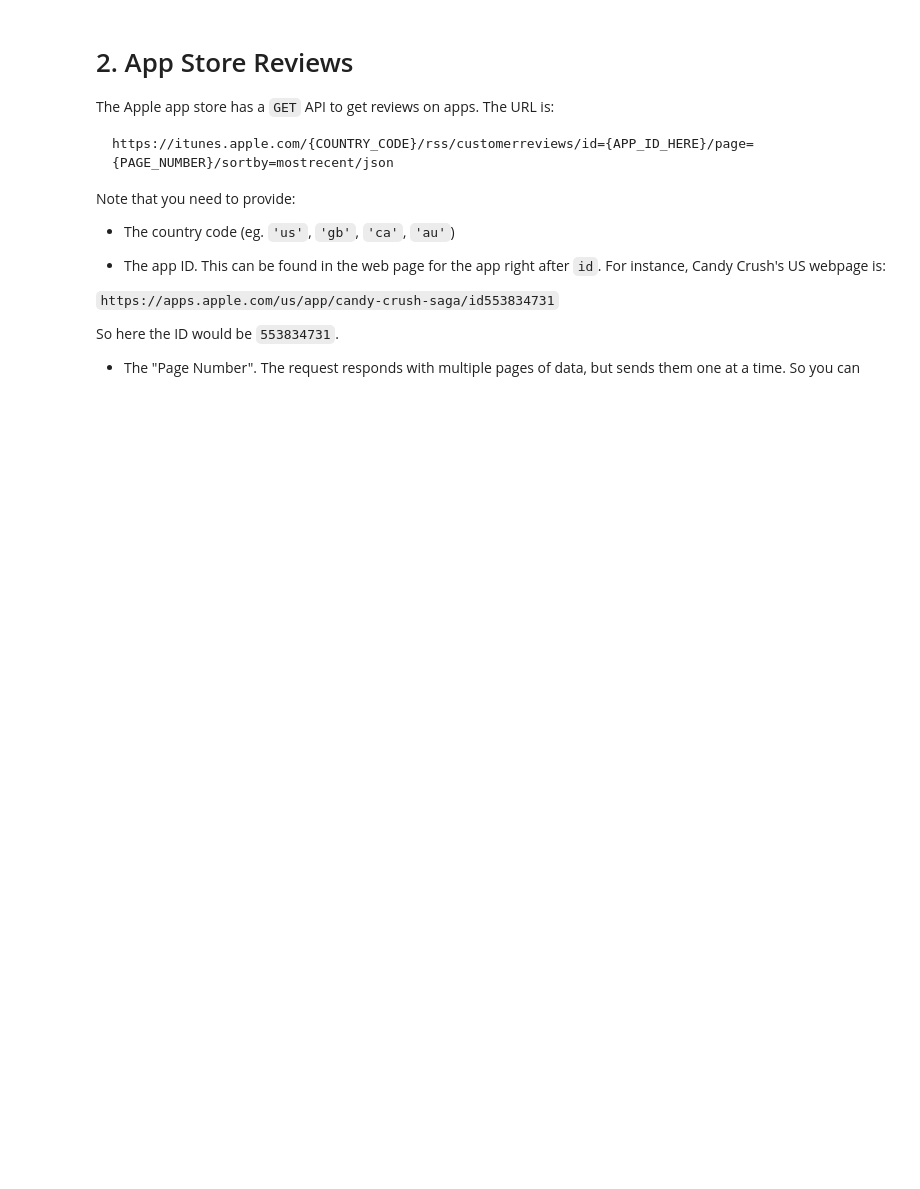
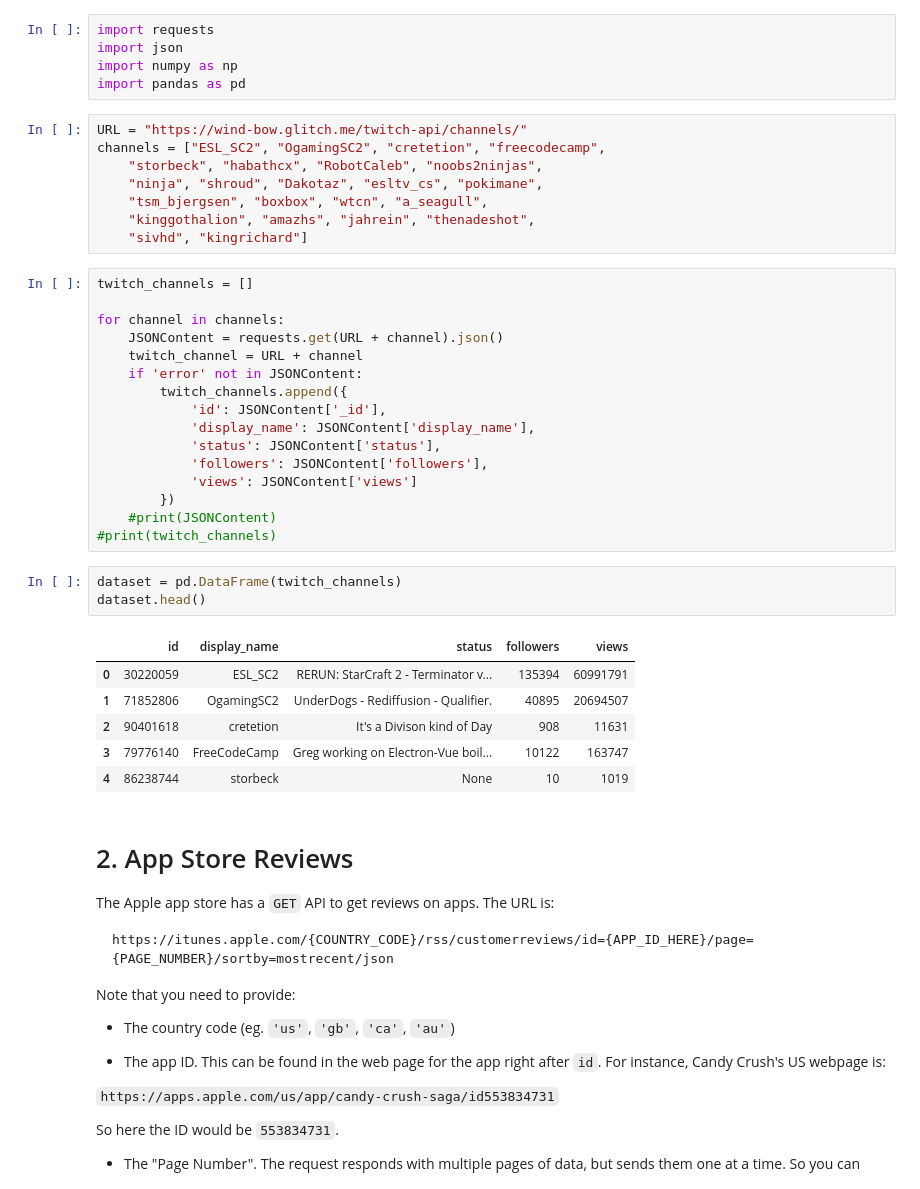
Before and after one commit to cb-ds-1/4-5-web-data, a Jupyter notebook: workshop.ipynb, the cells around one changed output. Drawn from its saved outputs; the diff is of its cells as text; blank space fills up the shorter version.

```diff
--- a/workshop.ipynb
+++ b/workshop.ipynb
@@ -17,6 +17,45 @@ Get the data from the following channels:
 To make into a dataframe that looks like this:
 
 ![](twitch.png)
+# %%
+import requests
+import json
+import numpy as np
+import pandas as pd
+# %%
+URL = "https://wind-bow.glitch.me/twitch-api/channels/"
+channels = ["ESL_SC2", "OgamingSC2", "cretetion", "freecodecamp",
+    "storbeck", "habathcx", "RobotCaleb", "noobs2ninjas",
+    "ninja", "shroud", "Dakotaz", "esltv_cs", "pokimane",
+    "tsm_bjergsen", "boxbox", "wtcn", "a_seagull",
+    "kinggothalion", "amazhs", "jahrein", "thenadeshot",
+    "sivhd", "kingrichard"]
+# %%
+twitch_channels = []
+
+for channel in channels:
+    JSONContent = requests.get(URL + channel).json()
+    twitch_channel = URL + channel
+    if 'error' not in JSONContent:
+        twitch_channels.append({
+            'id': JSONContent['_id'],
+            'display_name': JSONContent['display_name'],
+            'status': JSONContent['status'],
+            'followers': JSONContent['followers'],
+            'views': JSONContent['views']
+        })
+    #print(JSONContent)
+#print(twitch_channels)
+# %%
+dataset = pd.DataFrame(twitch_channels)
+dataset.head()
+# %% [output]
+|  | id | display_name | status | followers | views |
+| 0 | 30220059 | ESL_SC2 | RERUN: StarCraft 2 - Terminator v... | 135394 | 60991791 |
+| 1 | 71852806 | OgamingSC2 | UnderDogs - Rediffusion - Qualifier. | 40895 | 20694507 |
+| 2 | 90401618 | cretetion | It's a Divison kind of Day | 908 | 11631 |
+| 3 | 79776140 | FreeCodeCamp | Greg working on Electron-Vue boil... | 10122 | 163747 |
+| 4 | 86238744 | storbeck | None | 10 | 1019 |
 # %% [markdown]
 # 2. App Store Reviews
 
```
Also changed, not shown: parts of 12 cells of this notebook, 2 other files.
